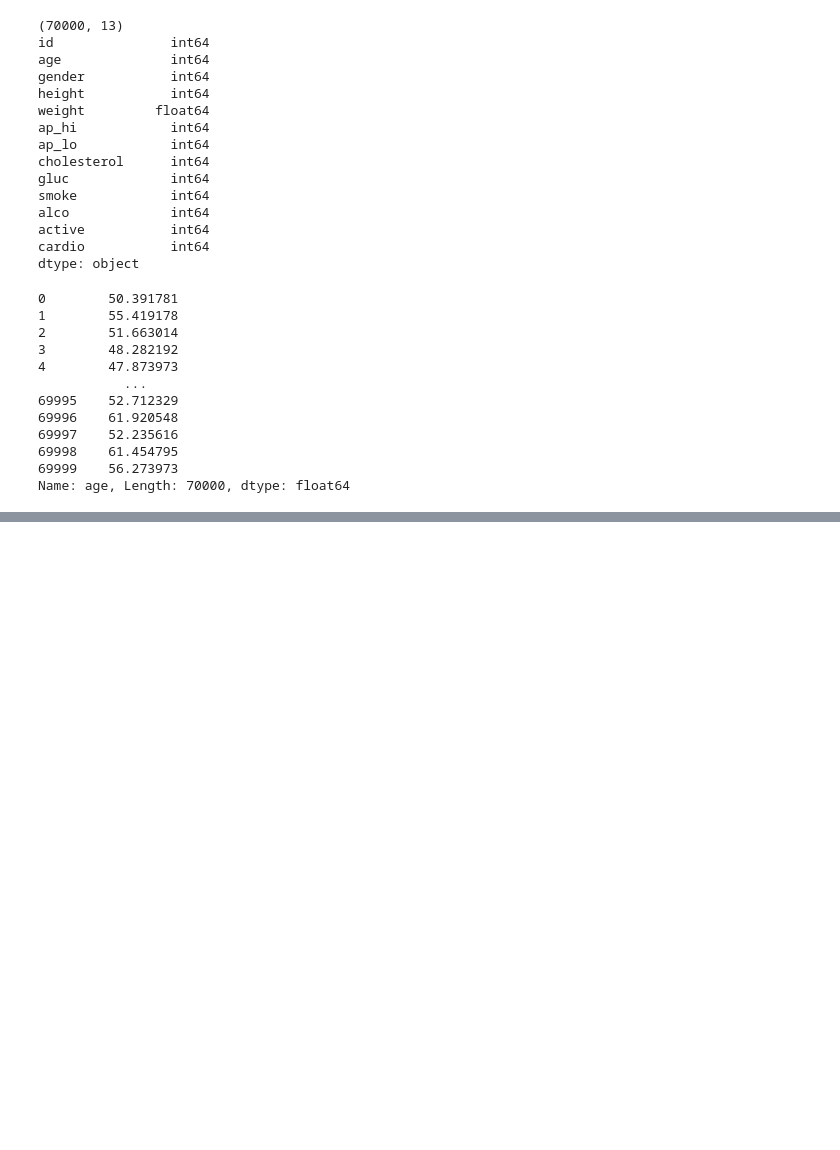
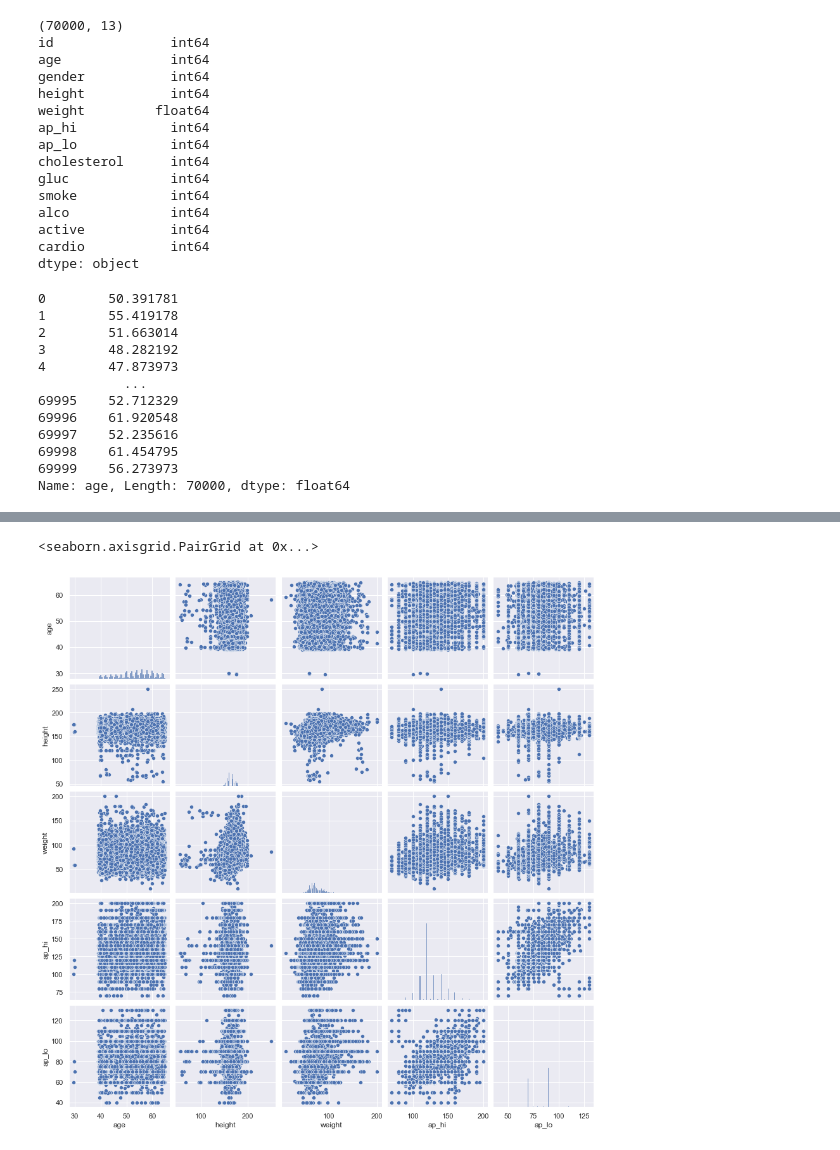
Before and after one commit to Dannyvannnn/IE0005, a Jupyter notebook: IE0005 Mini project.ipynb, the cells around one changed output, grey strips where cells are left out. Cells and saved outputs as stored; diff of their text form; code cells hidden in the pictures; blank space fills up the shorter version.

```diff
--- a/IE0005 Mini project.ipynb
+++ b/IE0005 Mini project.ipynb
@@ -135,0 +183,5 @@ data
+# %%
+sb.pairplot(data = NumData)
+# %% [output]
+<seaborn.axisgrid.PairGrid at 0x...>
+[figure, added]
```
Also changed, not shown: parts of 22 cells of this notebook.
